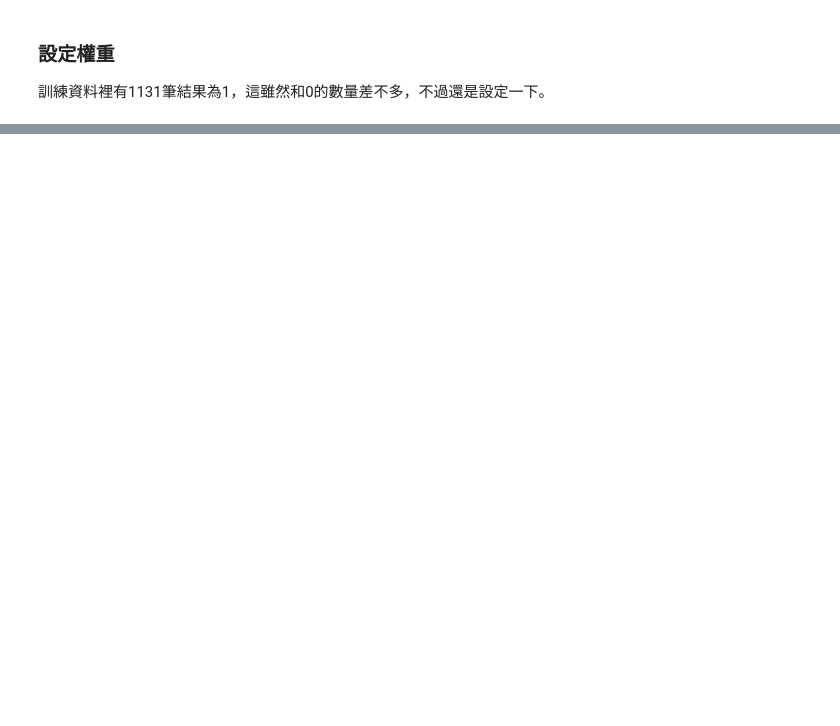
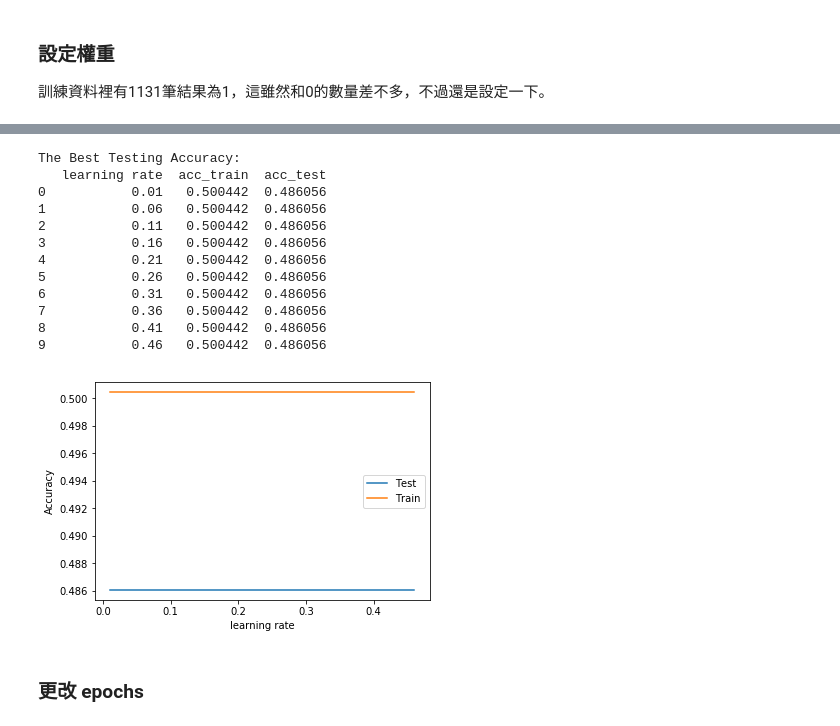
Before and after one commit to tachungco/FDA_homework3, a Jupyter notebook: FDA_homework3.ipynb, the cells around one changed output, grey strips where cells are left out. Drawn from its saved outputs; the diff is of its cells as text; code cells hidden in the pictures; blank space fills up the shorter version.

```diff
--- a/FDA_homework3.ipynb
+++ b/FDA_homework3.ipynb
@@ -389,0 +588,39 @@ Epoch 1/20
+# %%
+data_plt = pd.DataFrame(columns=('learning rate', 'acc_train', 'acc_test'))
+count = 0
+
+for i in np.arange(0.01, 0.5, 0.05):
+    hidden_units = 10
+    activation = 'relu'
+    l2 = 0.01
+    learning_rate = i
+    epochs = 50
+    batch_size = 32
+
+    model = build_model(hidden_units, activation, learning_rate)
+
+    accu = train_and_evaluate_2(model, x_train_std, y_train, x_test_std, y_test, n=1)
+
+    acc_train = np.mean(accu[0])
+    acc_test = np.mean(accu[1])
+    data_plt.loc[count] = [learning_rate, acc_train, acc_test]
+
+    count += 1
+# %%
+plot_result(data_plt, 'learning rate')
+# %% [output]
+The Best Testing Accuracy:
+   learning rate  acc_train  acc_test
+0           0.01   0.500442  0.486056
+1           0.06   0.500442  0.486056
+2           0.11   0.500442  0.486056
+3           0.16   0.500442  0.486056
+4           0.21   0.500442  0.486056
+5           0.26   0.500442  0.486056
+6           0.31   0.500442  0.486056
+7           0.36   0.500442  0.486056
+8           0.41   0.500442  0.486056
+9           0.46   0.500442  0.486056
+[figure, added]
+# %% [markdown]
+### 更改 epochs
```
Also changed, not shown: parts of 38 cells of this notebook.
